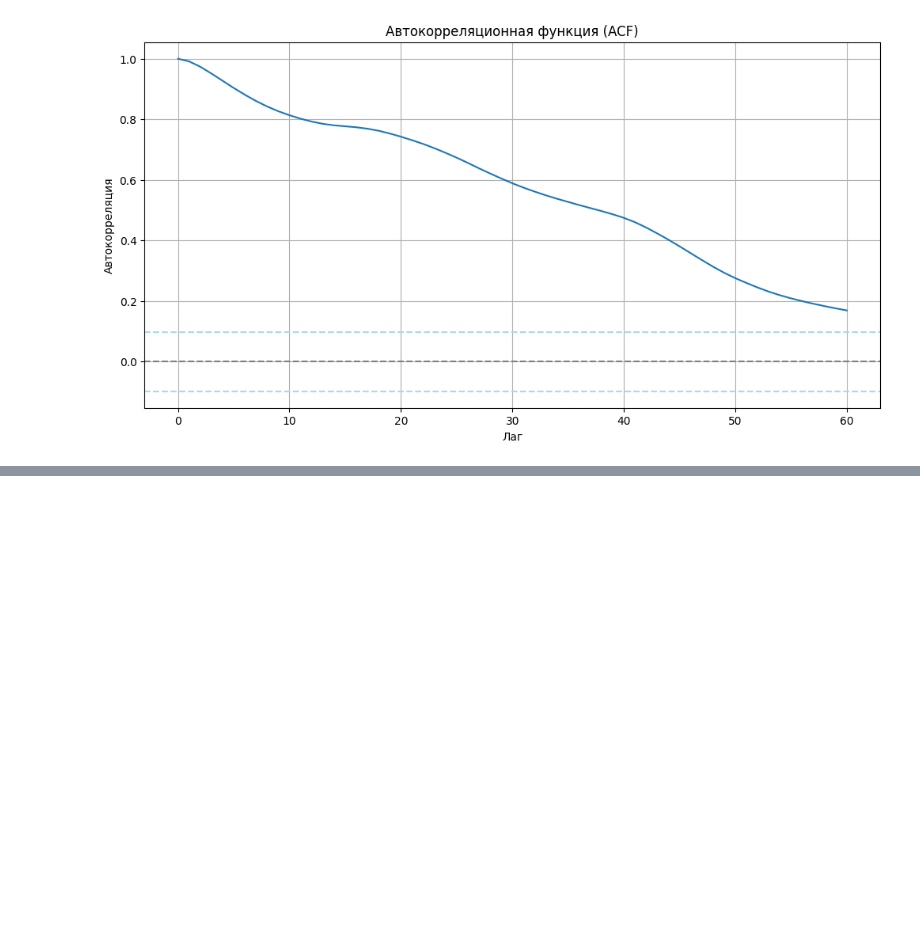
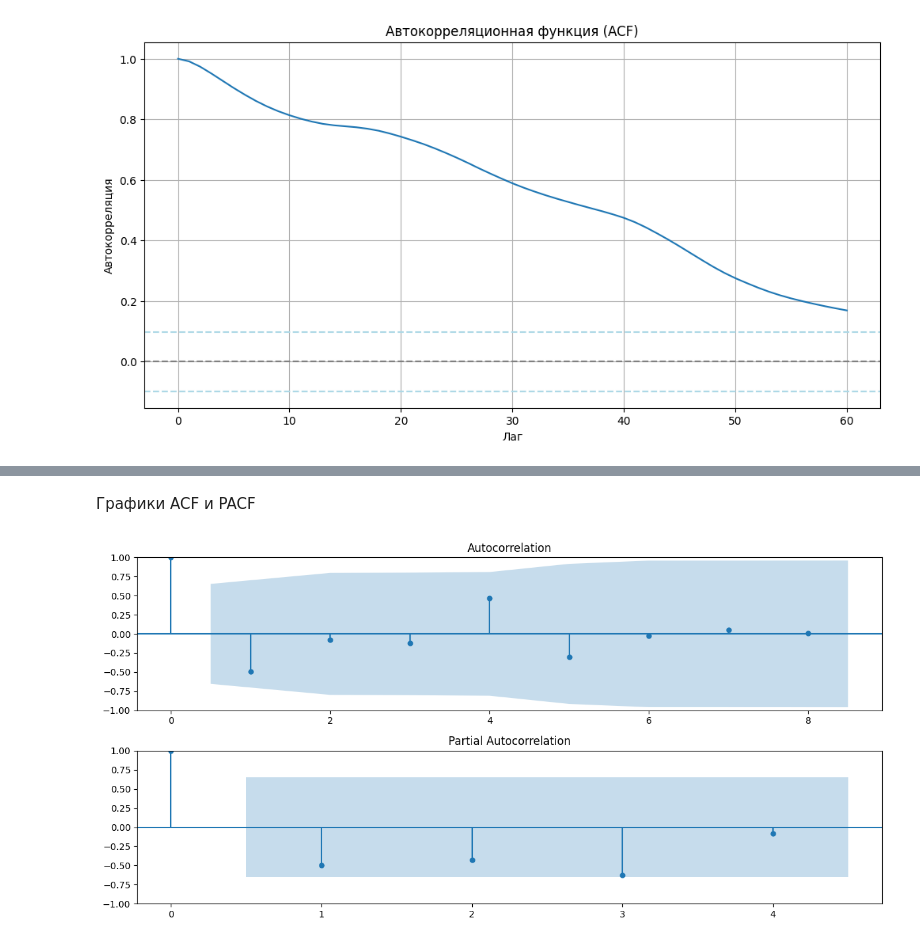
Before and after one commit to mrsoning/Intensive_3, a Jupyter notebook: Deni/baseline deni.ipynb, the cells around one changed output, grey strips where cells are left out. Drawn from its saved outputs; the diff is of its cells as text; code cells hidden in the pictures; blank space fills up the shorter version.

```diff
--- a/Deni/baseline deni.ipynb
+++ b/Deni/baseline deni.ipynb
@@ -229,0 +298,25 @@ MSE: 214637657.04, MAE: 12266.32
+# %% [markdown]
+Графики ACF и PACF
+# %%
+import pandas as pd
+import matplotlib.pyplot as plt
+from statsmodels.graphics.tsaplots import plot_acf, plot_pacf
+
+# 1. Предположим, что у вас уже есть загруженные данные и выполненное дифференцирование:
+# df = pd.read_excel(...)
+# series = df['Цена на арматура']
+# series_diff = series.diff().dropna()
+
+# Замените этот блок своими шагами по загрузке и дифференцированию
+data = [10, 12, 15, 13, 16, 18, 20, 19, 22, 24] #пример
+series = pd.Series(data)
+series_diff = series.diff().dropna()
+
+# 2. Построение графиков ACF и PACF ДЛЯ ДИФФЕРЕНЦИРОВАННОГО РЯДА
+fig, (ax1, ax2) = plt.subplots(2, 1, figsize=(12, 6))
+plot_acf(series_diff, ax=ax1, lags=len(series_diff) - 1)
+plot_pacf(series_diff, ax=ax2, lags=min(len(series_diff) // 2, len(series_diff) - 1), method='ywm')
+plt.tight_layout()
+plt.show()
+# %% [output]
+[figure, added]
```
Also changed, not shown: parts of 13 cells of this notebook.
